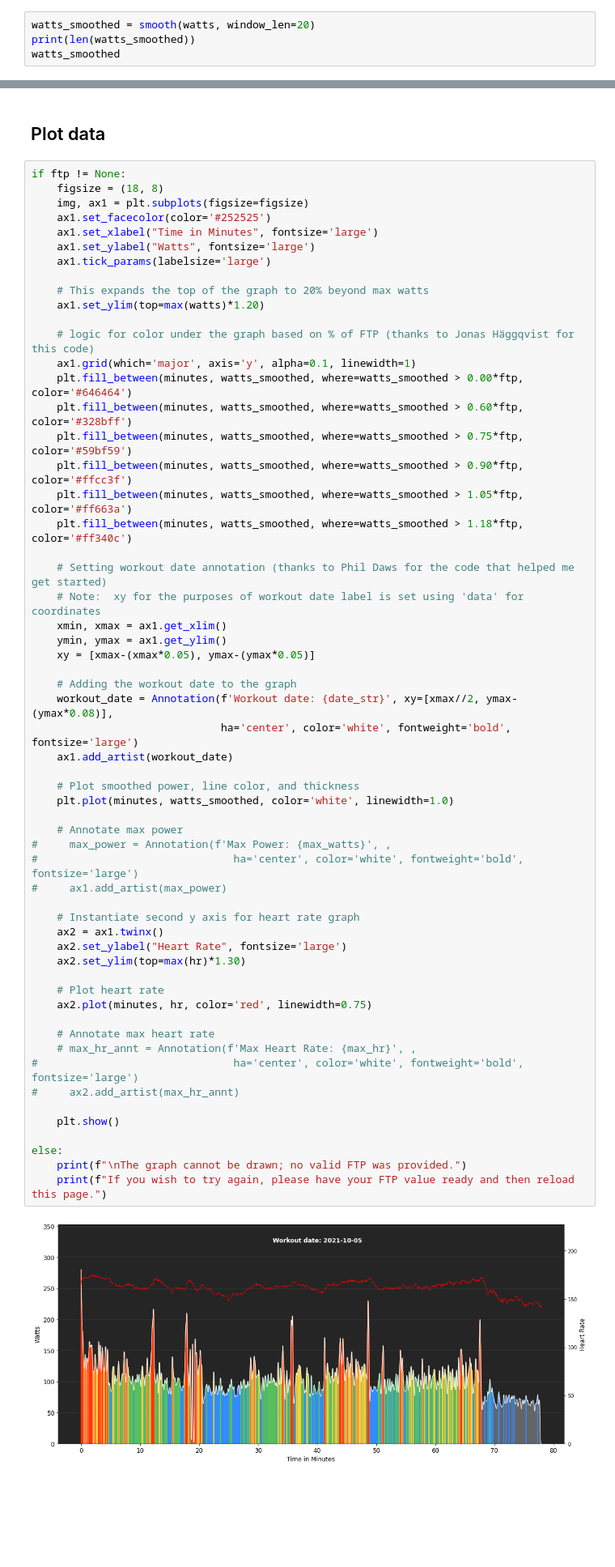
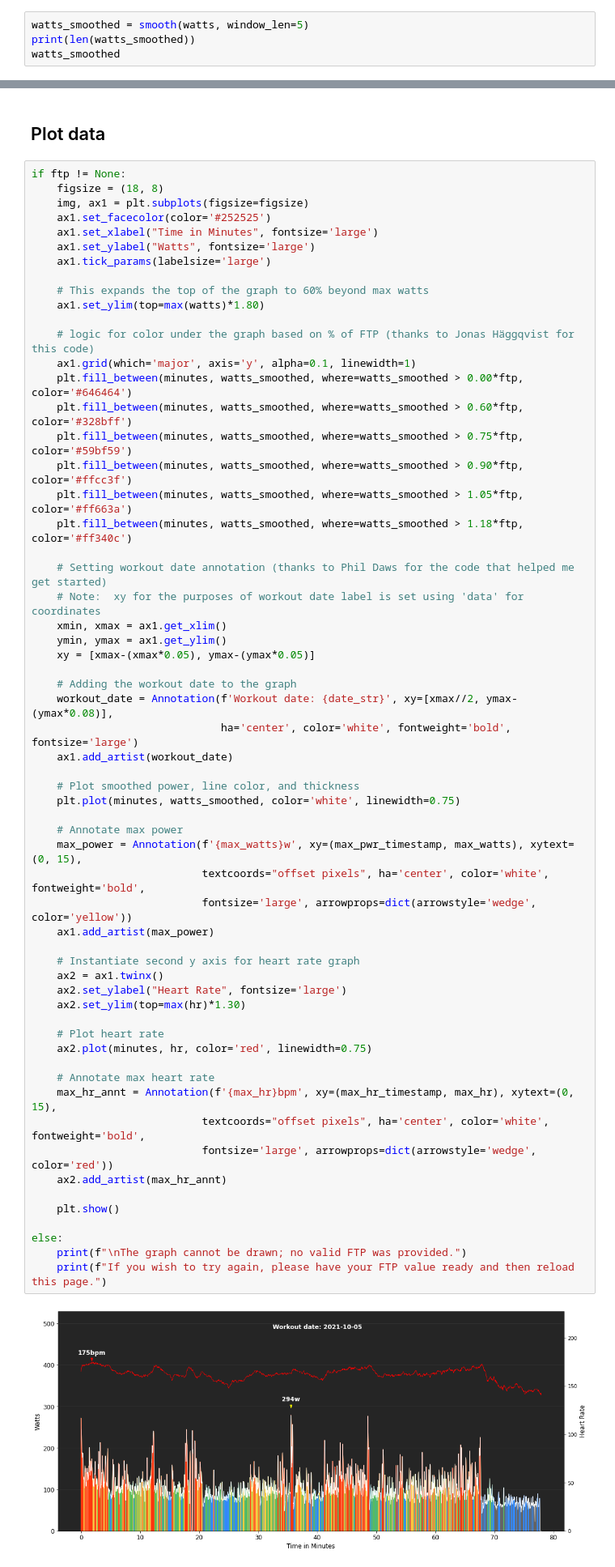
Before and after one commit to gdurante2019/graph-workout-streamlit, a Jupyter notebook: Graph-from-fitfile-022022.ipynb, the cells around one changed output, grey strips where cells are left out. Shown at 81% size. Saved outputs shown, nothing was run; the diff lists cells and outputs as text; blank space fills up the shorter version.

Commit message:
Add max heart rate and max power annotation

```diff
--- a/Graph-from-fitfile-022022.ipynb
+++ b/Graph-from-fitfile-022022.ipynb
@@ -269,7 +269,7 @@ watts
 # %% [output]
 array([280, 248, 245, ...,   0,   0,   0])
 # %%
-watts_smoothed = smooth(watts, window_len=20)
+watts_smoothed = smooth(watts, window_len=5)
 print(len(watts_smoothed))
 watts_smoothed
 # %% [output]
@@ -350,8 +352,8 @@ if ftp != None:
     ax1.set_ylabel("Watts", fontsize='large')
     ax1.tick_params(labelsize='large')
 
-    # This expands the top of the graph to 20% beyond max watts
-    ax1.set_ylim(top=max(watts)*1.20)
+    # This expands the top of the graph to 60% beyond max watts
+    ax1.set_ylim(top=max(watts)*1.80)
 
     # logic for color under the graph based on % of FTP (thanks to Jonas Häggqvist for this code)
     ax1.grid(which='major', axis='y', alpha=0.1, linewidth=1)
@@ -366,38 +368,40 @@ if ftp != None:
     # Note:  xy for the purposes of workout date label is set using 'data' for coordinates
     xmin, xmax = ax1.get_xlim()
     ymin, ymax = ax1.get_ylim()
     xy = [xmax-(xmax*0.05), ymax-(ymax*0.05)]
 
     # Adding the workout date to the graph
     workout_date = Annotation(f'Workout date: {date_str}', xy=[xmax//2, ymax-(ymax*0.08)],
                               ha='center', color='white', fontweight='bold', fontsize='large')
     ax1.add_artist(workout_date)
 
     # Plot smoothed power, line color, and thickness
-    plt.plot(minutes, watts_smoothed, color='white', linewidth=1.0)
+    plt.plot(minutes, watts_smoothed, color='white', linewidth=0.75)
 
     # Annotate max power
-#     max_power = Annotation(f'Max Power: {max_watts}', ,
-#                               ha='center', color='white', fontweight='bold', fontsize='large')
-#     ax1.add_artist(max_power)
+    max_power = Annotation(f'{max_watts}w', xy=(max_pwr_timestamp, max_watts), xytext=(0, 15),
+                           textcoords="offset pixels", ha='center', color='white', fontweight='bold',
+                           fontsize='large', arrowprops=dict(arrowstyle='wedge', color='yellow'))
+    ax1.add_artist(max_power)
 
     # Instantiate second y axis for heart rate graph
     ax2 = ax1.twinx()
     ax2.set_ylabel("Heart Rate", fontsize='large')
     ax2.set_ylim(top=max(hr)*1.30)
 
     # Plot heart rate
     ax2.plot(minutes, hr, color='red', linewidth=0.75)
 
     # Annotate max heart rate
-    # max_hr_annt = Annotation(f'Max Heart Rate: {max_hr}', ,
-#                               ha='center', color='white', fontweight='bold', fontsize='large')
-#     ax2.add_artist(max_hr_annt)
+    max_hr_annt = Annotation(f'{max_hr}bpm', xy=(max_hr_timestamp, max_hr), xytext=(0, 15),
+                           textcoords="offset pixels", ha='center', color='white', fontweight='bold',
+                           fontsize='large', arrowprops=dict(arrowstyle='wedge', color='red'))
+    ax2.add_artist(max_hr_annt)
 
     plt.show()
 
 else:
     print(f"\nThe graph cannot be drawn; no valid FTP was provided.")
     print(f"If you wish to try again, please have your FTP value ready and then reload this page.")
 # %% [output]
-[figure, old version]
+[figure, new version]
```
Also changed, not shown: parts of 4 cells of this notebook, 1 other file.
